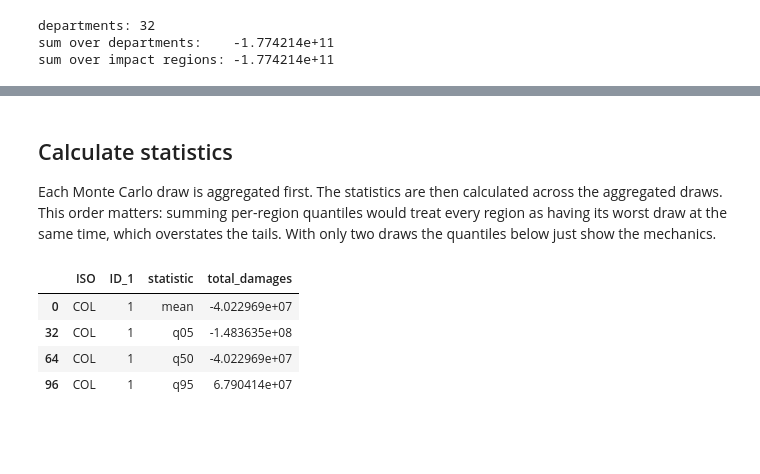
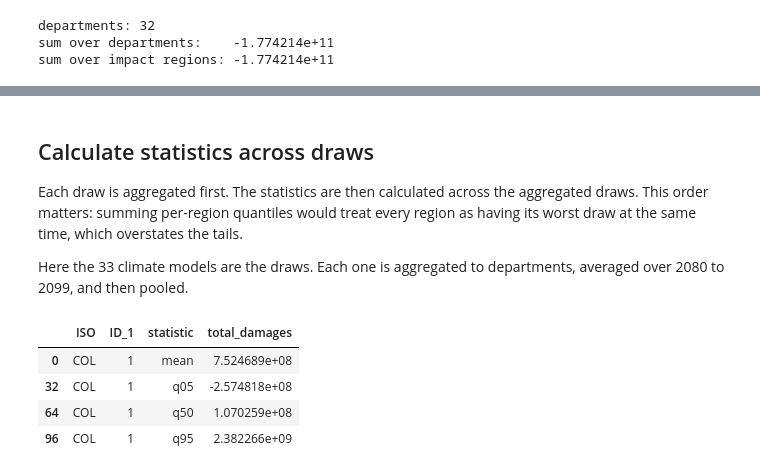
Before and after one commit to ClimateImpactLab/cil_regionalization, a Jupyter notebook: examples/aggregation/aggregation_colombia.ipynb, the cells around one changed output, grey strips where cells are left out. Drawn from its saved outputs; the diff is of its cells as text; code cells hidden in the pictures; blank space fills up the shorter version.

```diff
--- a/examples/aggregation/aggregation_colombia.ipynb
+++ b/examples/aggregation/aggregation_colombia.ipynb
@@ -20,4 +20,10 @@ import cil_regionalization as cilreg
 
 DATA = Path("data")
 DATA_VERSION = "world-combo-201710"  # the impact region version of the sample
-LEAF_DIR = DATA / "montecarlo" / "batch0" / "rcp85" / "GFDL-ESM2G" / "low" / "SSP3"
+BATCH = DATA / "montecarlo" / "batch0" / "rcp85"
+GCMS = sorted(p.name for p in BATCH.iterdir() if p.is_dir())
+print(len(GCMS), "climate models")
+
+
+def damages_leaf(gcm):
+    return BATCH / gcm / "low" / "SSP3" / "mortality_damages_IR_batch.nc4"
@@ -44,6 +53,6 @@ below are the same number.
 # %%
 damages = cilreg.read_netcdf_leaf(
-    LEAF_DIR / "mortality_damages_IR_batch.nc4",
+    damages_leaf("GFDL-ESM2G"),
     variables=["total_damages"], region_dim="region", region_col="hierid",
     kind="extensive",
 )
@@ -100,6 +108,6 @@ use.
 # %%
 both = cilreg.read_netcdf_leaf(
-    LEAF_DIR / "mortality_damages_IR_batch.nc4",
+    damages_leaf("GFDL-ESM2G"),
     variables=["total_damages", "gdp"], region_dim="region", region_col="hierid",
 )
 
@@ -112,5 +120,10 @@ pct = cilreg.apply_weights(
 
 p99 = pct[pct["year"] == 2099].copy()
 p99["pct_gdp"] = p99["total_damages"] * 100
-p99[["ISO", "ID_1", "pct_gdp"]].sort_values("pct_gdp").head(5)
+
+mp = shapes.merge(p99, on=["ISO", "ID_1"])
+ax = mp.plot(column="pct_gdp", legend=True, cmap="viridis", figsize=(6, 7),
+             legend_kwds={"label": "percent of GDP", "shrink": 0.7})
+ax.set_title("Mortality damages as percent of GDP, 2099\n(one draw: GFDL-ESM2G, rcp85)")
+ax.set_axis_off()
 # %% [output]
@@ -131,34 +131,36 @@ ax.set_axis_off()
 # %% [markdown]
-## Calculate statistics
+## Calculate statistics across draws
 
-Each Monte Carlo draw is aggregated first. The statistics are then
-calculated across the aggregated draws. This order matters: summing
-per-region quantiles would treat every region as having its worst draw
-at the same time, which overstates the tails. With only two draws the
-quantiles below just show the mechanics.
+Each draw is aggregated first. The statistics are then calculated
+across the aggregated draws. This order matters: summing per-region
+quantiles would treat every region as having its worst draw at the
+same time, which overstates the tails.
+
+Here the 33 climate models are the draws. Each one is aggregated to
+departments, averaged over 2080 to 2099, and then pooled.
 # %%
 frames = []
-for batch in ("batch0", "batch1"):
-    leaf = DATA / "montecarlo" / batch / "rcp85" / "GFDL-ESM2G" / "low" / "SSP3" / "mortality_damages_IR_batch.nc4"
-    data = cilreg.read_netcdf_leaf(leaf, variables=["total_damages"],
+for gcm in GCMS:
+    data = cilreg.read_netcdf_leaf(damages_leaf(gcm), variables=["total_damages"],
                                    region_dim="region", region_col="hierid",
                                    kind="extensive")
     applied = cilreg.apply_weights(
         weights, data, kind="extensive", weight="pop",
         value_col="total_damages", data_version=DATA_VERSION,
         restrict_to_sources=col_regions,
     )
-    frames.append(applied.frame.assign(batch=batch))
+    frames.append(applied.frame.assign(gcm=gcm))
+draws = pd.concat(frames, ignore_index=True)
 
 stats = cilreg.summarize_samples(
-    pd.concat(frames, ignore_index=True),
-    sample_dims=["batch"], time_col="year", window=(2080, 2099),
+    draws,
+    sample_dims=["gcm"], time_col="year", window=(2080, 2099),
     value_col="total_damages", quantiles=[0.05, 0.5, 0.95],
 )
 stats[stats["ID_1"] == 1]
 # %% [output]
 |  | ISO | ID_1 | statistic | total_damages |
-| 0 | COL | 1 | mean | -4.022969e+07 |
-| 32 | COL | 1 | q05 | -1.483635e+08 |
-| 64 | COL | 1 | q50 | -4.022969e+07 |
-| 96 | COL | 1 | q95 | 6.790414e+07 |
+| 0 | COL | 1 | mean | 7.524689e+08 |
+| 32 | COL | 1 | q05 | -2.574818e+08 |
+| 64 | COL | 1 | q50 | 1.070259e+08 |
+| 96 | COL | 1 | q95 | 2.382266e+09 |
```
Also changed, not shown: parts of 17 cells of this notebook, 37 other files.
